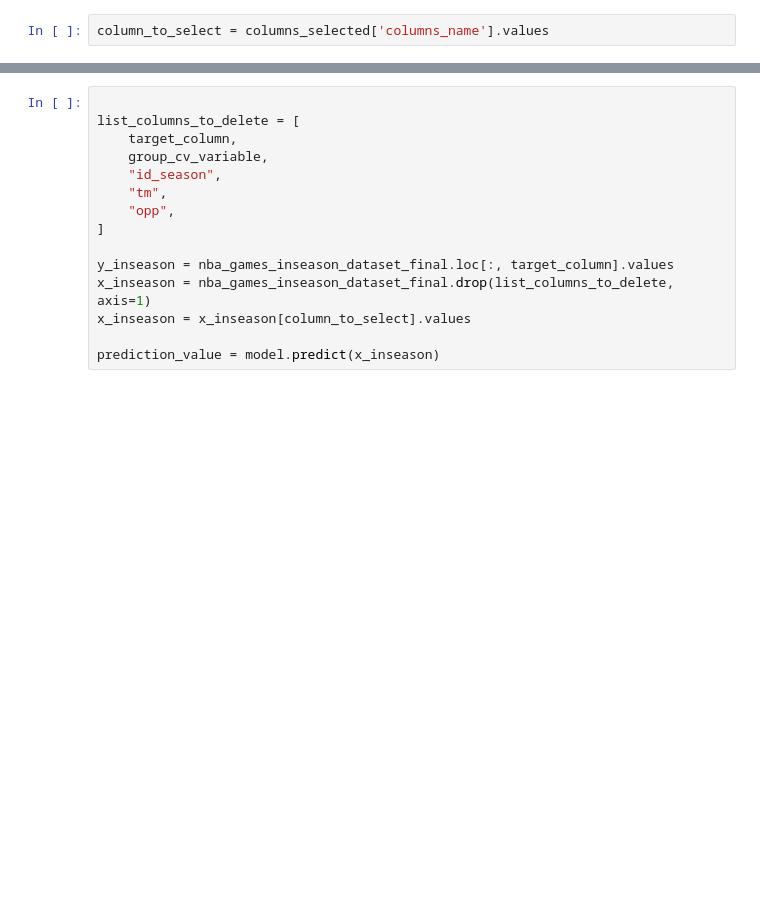
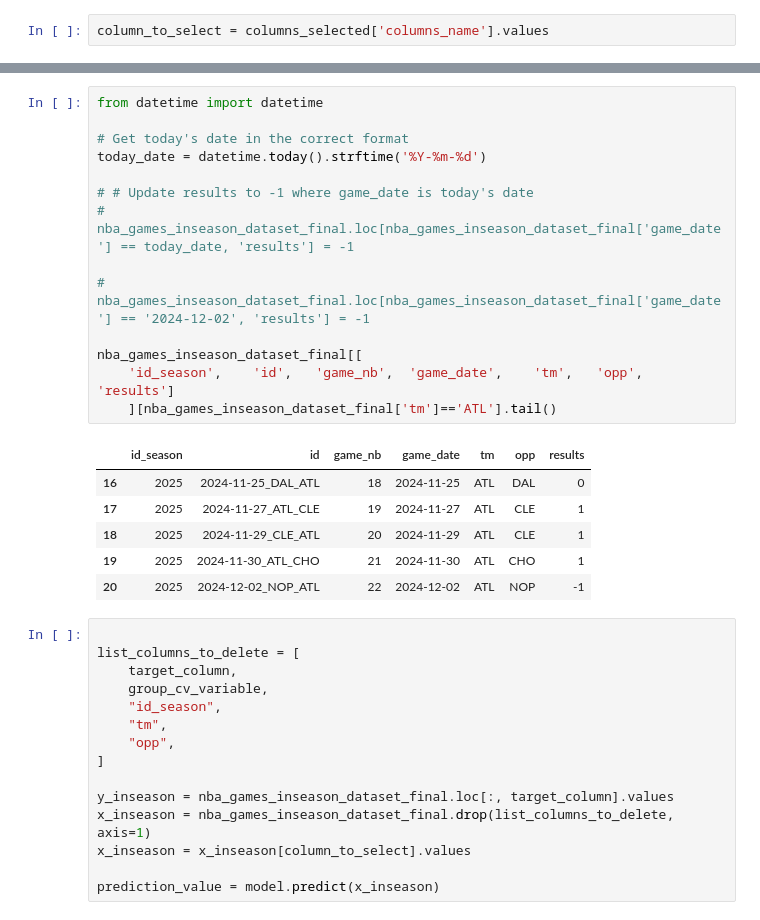
Before and after one commit to yannick-yf/foreshadwownba-inference-pipeline, a Jupyter notebook: notebooks/inference.ipynb, the cells around one changed output, grey strips where cells are left out. Drawn from its saved outputs; the diff is of its cells as text; blank space fills up the shorter version.

```diff
--- a/notebooks/inference.ipynb
+++ b/notebooks/inference.ipynb
@@ -50,3 +63,24 @@ nba_games_inseason_dataset_final[nba_games_inseason_dataset_final['tm']=='ATL'].
+# %%
+from datetime import datetime
+
+# Get today's date in the correct format
+today_date = datetime.today().strftime('%Y-%m-%d')
+
+# # Update results to -1 where game_date is today's date
+# nba_games_inseason_dataset_final.loc[nba_games_inseason_dataset_final['game_date'] == today_date, 'results'] = -1
+
+# nba_games_inseason_dataset_final.loc[nba_games_inseason_dataset_final['game_date'] == '2024-12-02', 'results'] = -1
+
+nba_games_inseason_dataset_final[[
+    'id_season',	'id',	'game_nb',	'game_date',	'tm',	'opp',	'results']
+    ][nba_games_inseason_dataset_final['tm']=='ATL'].tail()
+# %% [output]
+|  | id_season | id | game_nb | game_date | tm | opp | results |
+| 16 | 2025 | 2024-11-25_DAL_ATL | 18 | 2024-11-25 | ATL | DAL | 0 |
+| 17 | 2025 | 2024-11-27_ATL_CLE | 19 | 2024-11-27 | ATL | CLE | 1 |
+| 18 | 2025 | 2024-11-29_CLE_ATL | 20 | 2024-11-29 | ATL | CLE | 1 |
+| 19 | 2025 | 2024-11-30_ATL_CHO | 21 | 2024-11-30 | ATL | CHO | 1 |
+| 20 | 2025 | 2024-12-02_NOP_ATL | 22 | 2024-12-02 | ATL | NOP | -1 |
 # %%
 
 list_columns_to_delete = [
```
Also changed, not shown: parts of 3 cells of this notebook, 4 other files.
